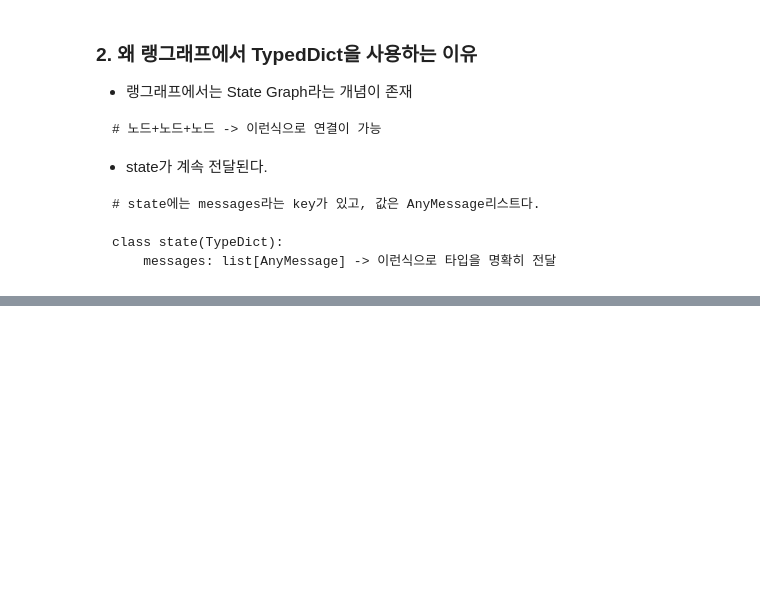
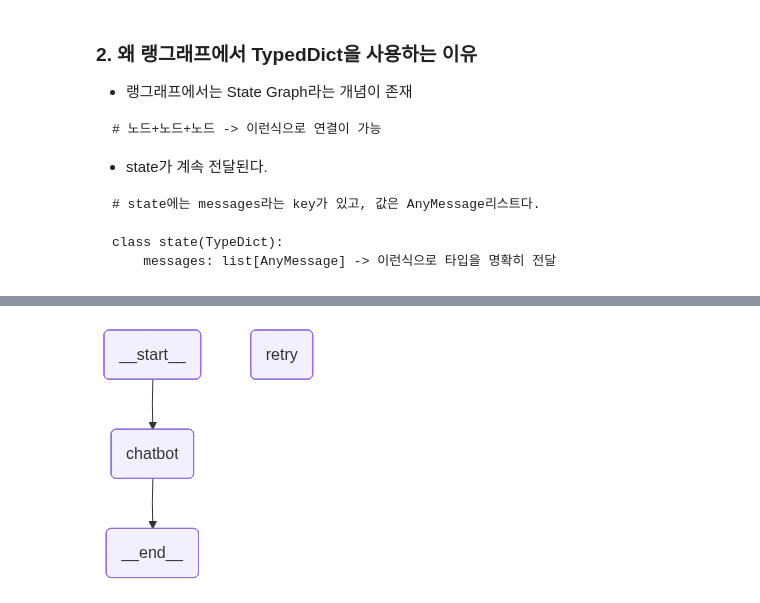
Before and after one commit to sucheoli/2026AIStudy, a Jupyter notebook: langGraph2.ipynb, the cells around one changed output, grey strips where cells are left out. Saved outputs shown, nothing was run; the diff lists cells and outputs as text; code cells hidden in the pictures; blank space fills up the shorter version.

```diff
--- a/langGraph2.ipynb
+++ b/langGraph2.ipynb
@@ -71,0 +456,13 @@ graph
+# %%
+def chatbot(state:State):
+    retry_num = state["retry_num"]
+    user_input = input(f'현재 {retry_num}회 재시도 중입니다. 사용자 입력: ') # 사용자로부터 입력을 받는다.
+    ai_message = AIMessage(f'{retry_num}번째 답변 중')
+    return {"human_messages": [HumanMessage(user_input)], "ai_messages": [ai_message], "retry_num": retry_num}
+# %%
+def retry(state: State):
+    return {"retry_num": state["retry_num"] + 1}
+
+graph_builder = StateGraph(State)
+graph_builder.add_node("chatbot", chatbot)
+graph_builder.add_node("retry", retry)
@@ -71,0 +471,11 @@ graph
+# %%
+def route(state: State):
+    if "반복" in state["human_messages"][-1].content:
+        return "retry"
+    else:
+        return END
+# %%
+graph_builder.add_edge(START, "chatbot")
+graph_builder.add_conditional_edges("chatbot", route)
+graph_builder.add_edge("retry", "chatbot")
+graph = graph_builder.compile()
@@ -71,0 +526,4 @@ graph
+# %%
+graph
+# %% [output]
+[figure, added]
```
Also changed, not shown: parts of 58 cells of this notebook, 1 other file.
